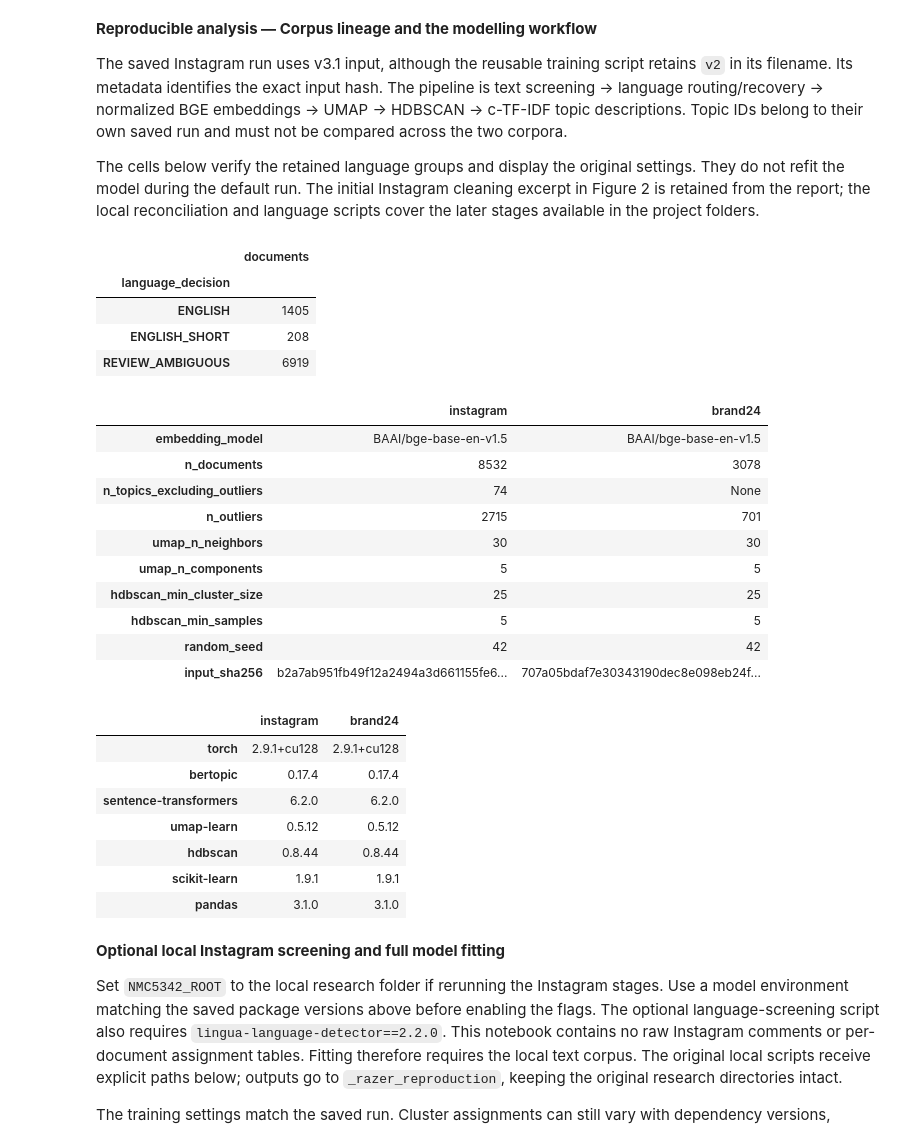
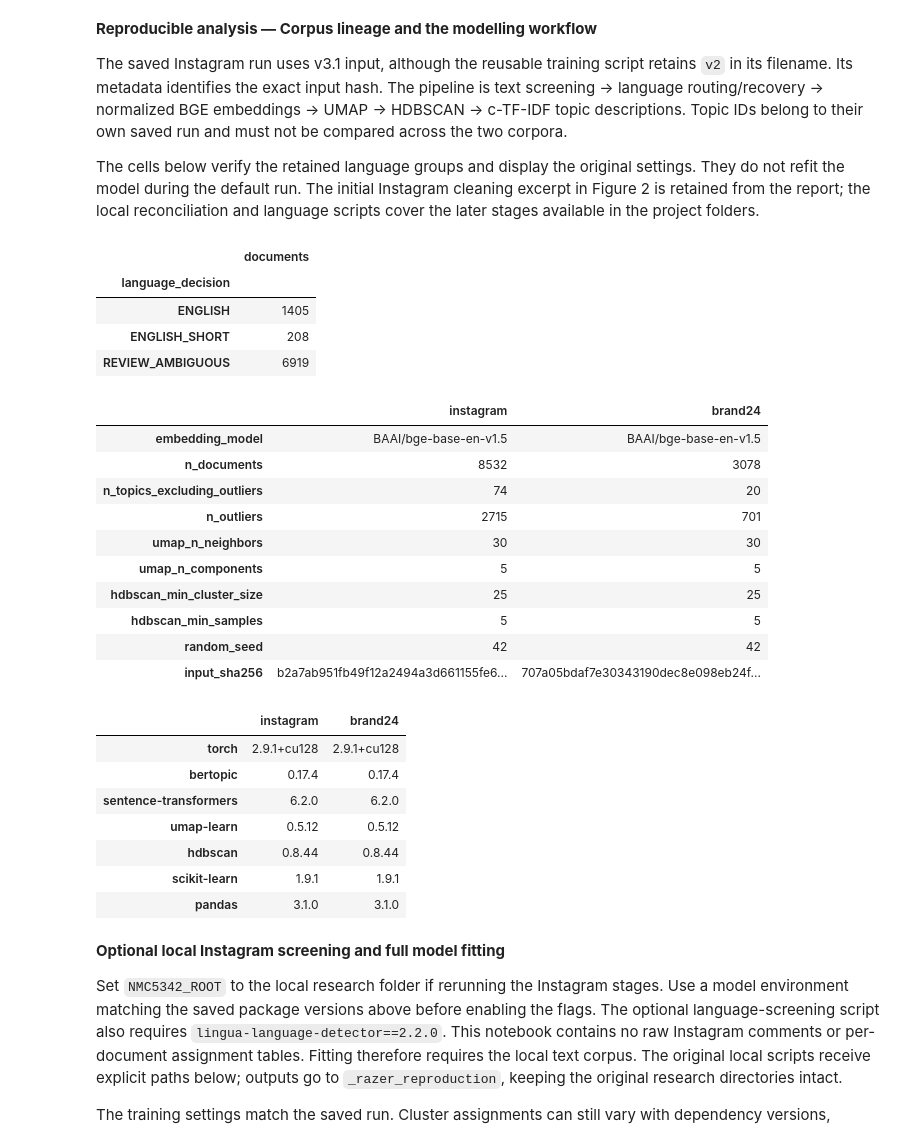
Before and after one commit to Costawang/nmc5342-razer-social-listening, a Jupyter notebook: notebooks/NMC5342_Razer_Final_Report.ipynb, the cells around one changed output. Cells and saved outputs as stored; diff of their text form; code cells hidden in the pictures.

```diff
--- a/notebooks/NMC5342_Razer_Final_Report.ipynb
+++ b/notebooks/NMC5342_Razer_Final_Report.ipynb
@@ -206,24 +206,24 @@ language scripts cover the later stages available in the project folders.
 # %%
 language = ig.groupby("language_decision").size().rename("documents").to_frame()
 assert language.documents.to_dict() == {"ENGLISH": 1405, "ENGLISH_SHORT": 208, "REVIEW_AMBIGUOUS": 6919}
 display(language)
 metadata = {name: json.loads((folder / "run_metadata.json").read_text(encoding="utf-8"))
             for name, folder in [("instagram", IG_RUN), ("brand24", BRAND24_RUN)]}
 keys = ["embedding_model", "n_documents", "n_topics_excluding_outliers", "n_outliers",
         "umap_n_neighbors", "umap_n_components", "hdbscan_min_cluster_size",
         "hdbscan_min_samples", "random_seed", "input_sha256"]
-display(pd.DataFrame({name: {key: meta.get(key) for key in keys} for name, meta in metadata.items()}))
+display(pd.DataFrame({name: {key: (int(brand24.loc[brand24.Topic.ne(-1), "Topic"].nunique()) if name == "brand24" and key == "n_topics_excluding_outliers" else meta.get(key)) for key in keys} for name, meta in metadata.items()}))
 display(pd.DataFrame({name: meta["versions"] for name, meta in metadata.items()}))
 # %% [output]
 |  | documents |
 | language_decision |  |
 | ENGLISH | 1405 |
 | ENGLISH_SHORT | 208 |
 | REVIEW_AMBIGUOUS | 6919 |
 |  | instagram | brand24 |
 | embedding_model | BAAI/bge-base-en-v1.5 | BAAI/bge-base-en-v1.5 |
 | n_documents | 8532 | 3078 |
-| n_topics_excluding_outliers | 74 | None |
+| n_topics_excluding_outliers | 74 | 20 |
 | n_outliers | 2715 | 701 |
 | umap_n_neighbors | 30 | 30 |
 | umap_n_components | 5 | 5 |
```
Also changed, not shown: parts of 2 cells of this notebook.
